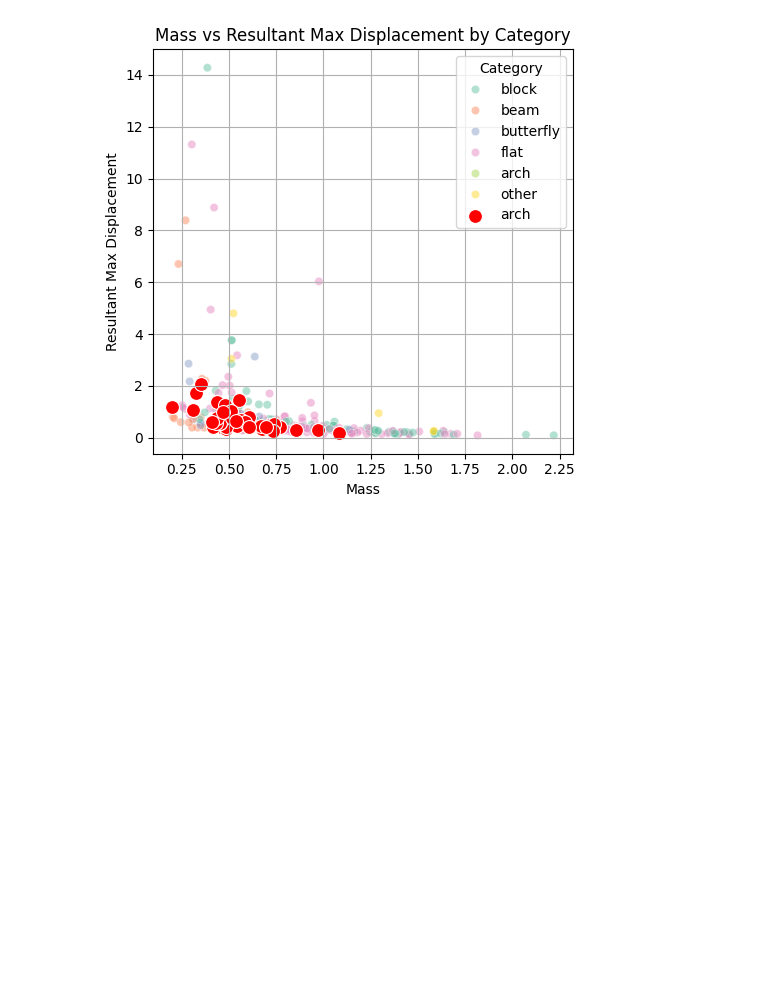
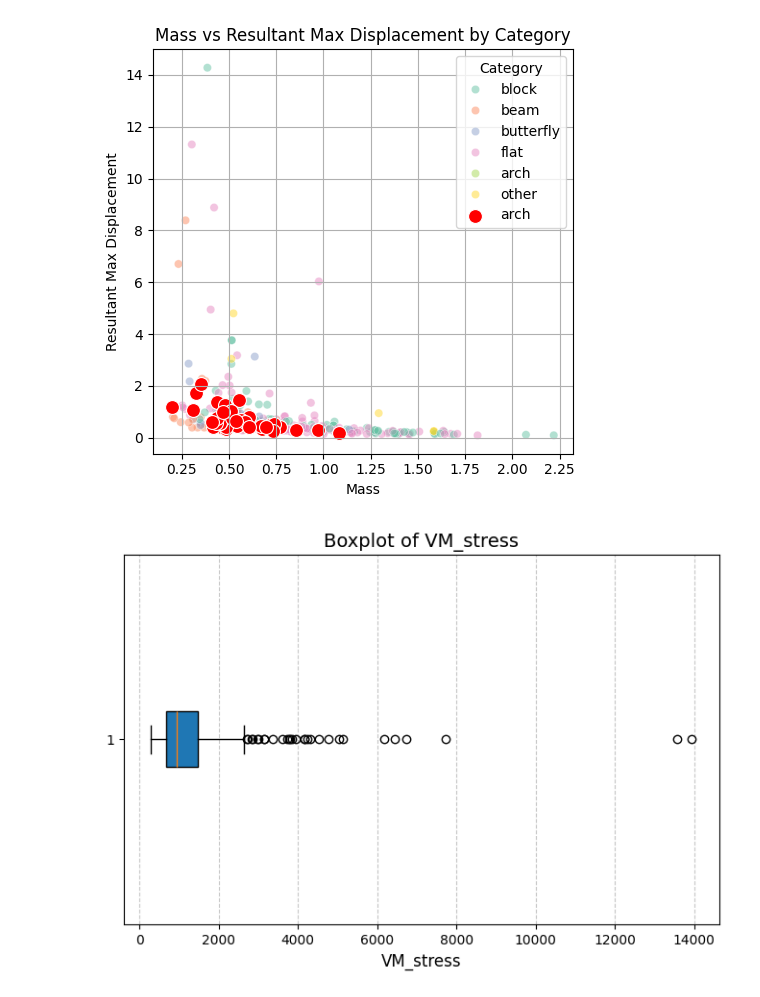
Before and after one commit to mishramlan/JEB-structural-simulation, a Jupyter notebook: Notebooks/Data_Analysis/data_analysis.ipynb, the cells around one changed output. Saved outputs shown, nothing was run; the diff lists cells and outputs as text; code cells hidden in the pictures; blank space fills up the shorter version.

```diff
--- a/Notebooks/Data_Analysis/data_analysis.ipynb
+++ b/Notebooks/Data_Analysis/data_analysis.ipynb
@@ -555,3 +555,12 @@ plt.tight_layout()
 plt.show()
 # %% [output]
 [figure]
+# %%
+plt.figure(figsize=(8, 5))
+plt.boxplot(cad_data['VM_stress'], vert=False, patch_artist=True)
+plt.title(f"Boxplot of VM_stress", fontsize=14)
+plt.xlabel('VM_stress', fontsize=12)
+plt.grid(axis='x', linestyle='--', alpha=0.7)
+plt.show()
+# %% [output]
+[figure, added]
```
Also changed, not shown: 1 other file.
